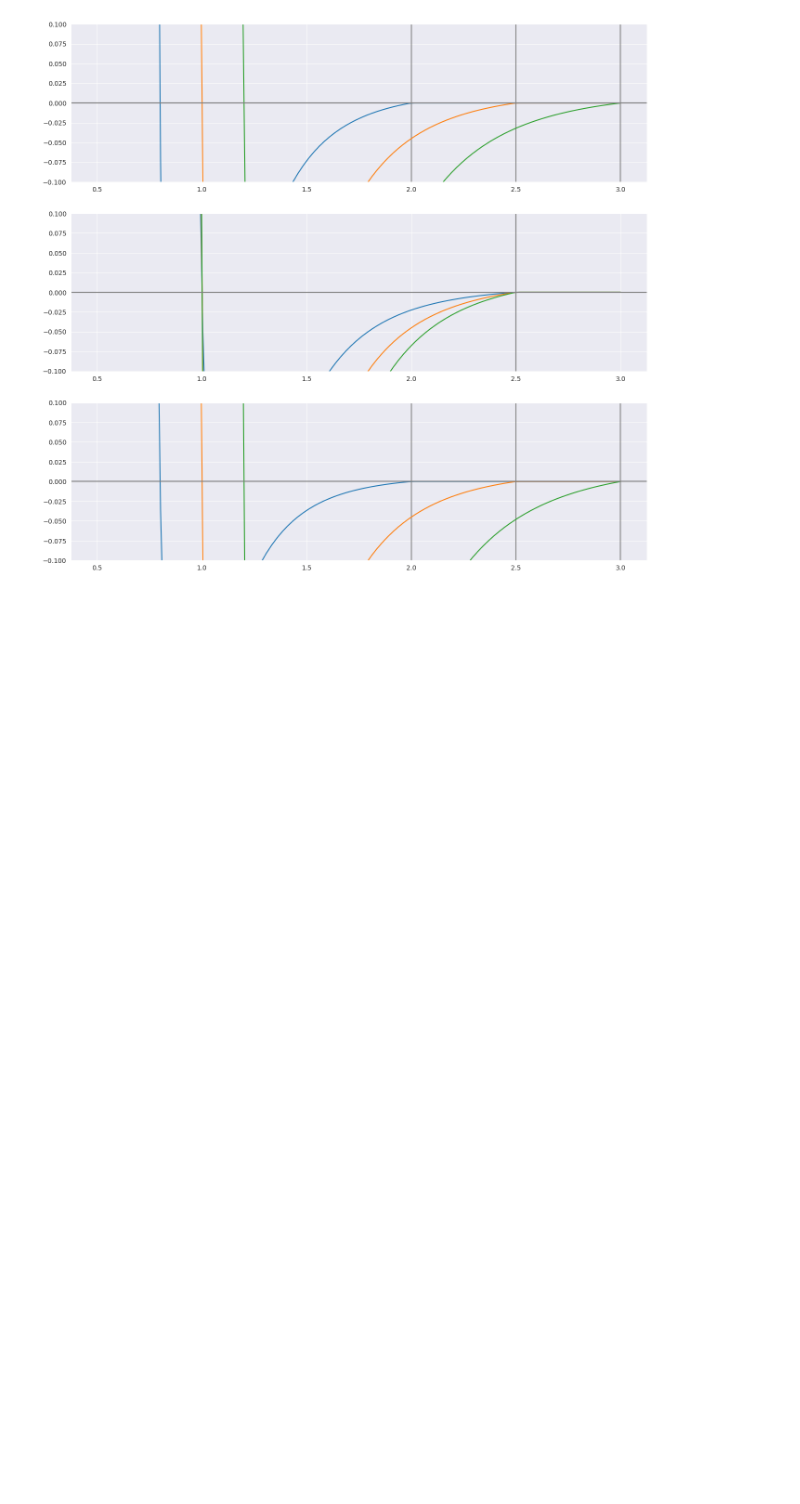
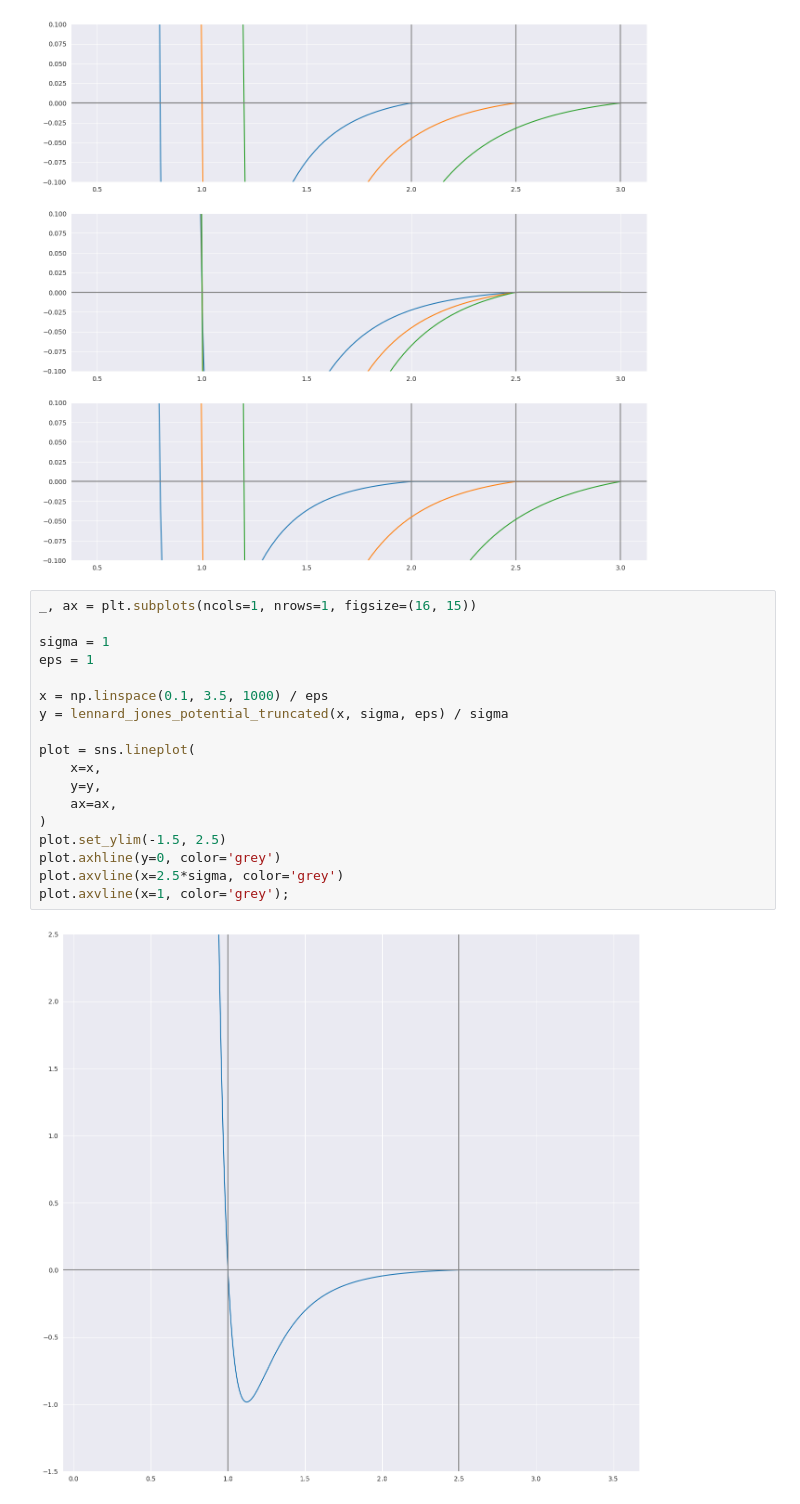
Before and after one commit to Smoren/molecular-python3, a Jupyter notebook: research/lennard_jones.ipynb, the cells around one changed output. Drawn from its saved outputs; the diff is of its cells as text; blank space fills up the shorter version.

```diff
--- a/research/lennard_jones.ipynb
+++ b/research/lennard_jones.ipynb
@@ -103,3 +103,23 @@ y = lennard_jones_potential_truncated(x, 1.2, 1.5)
 draw_plot_ljr(x, y, axes[2], 1.2)
 # %% [output]
 [figure]
+# %%
+_, ax = plt.subplots(ncols=1, nrows=1, figsize=(16, 15))
+
+sigma = 1
+eps = 1
+
+x = np.linspace(0.1, 3.5, 1000) / eps
+y = lennard_jones_potential_truncated(x, sigma, eps) / sigma
+
+plot = sns.lineplot(
+    x=x,
+    y=y,
+    ax=ax,
+)
+plot.set_ylim(-1.5, 2.5)
+plot.axhline(y=0, color='grey')
+plot.axvline(x=2.5*sigma, color='grey')
+plot.axvline(x=1, color='grey');
+# %% [output]
+[figure, added]
```
Also changed, not shown: parts of 2 cells of this notebook, 2 other files.
